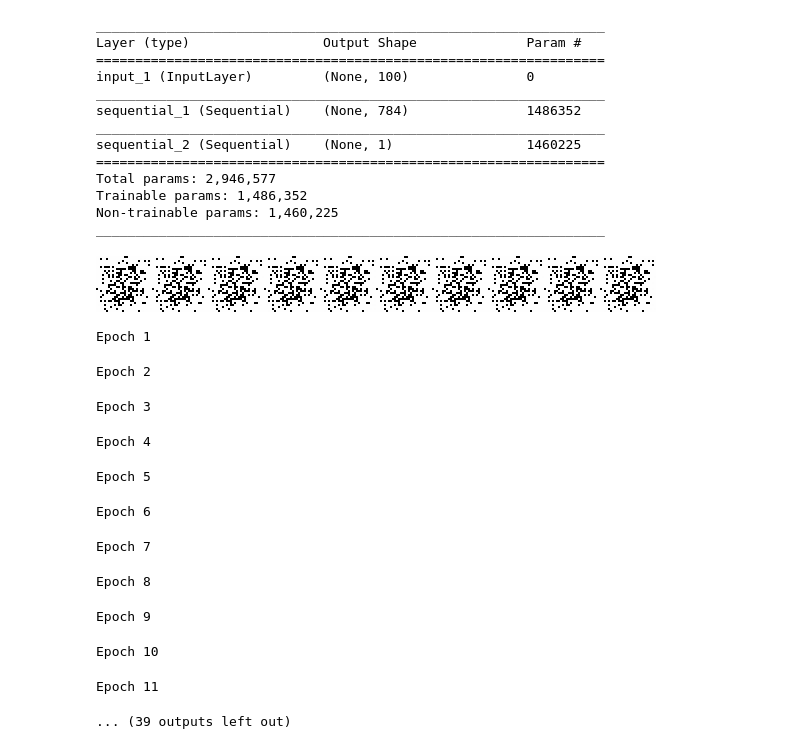
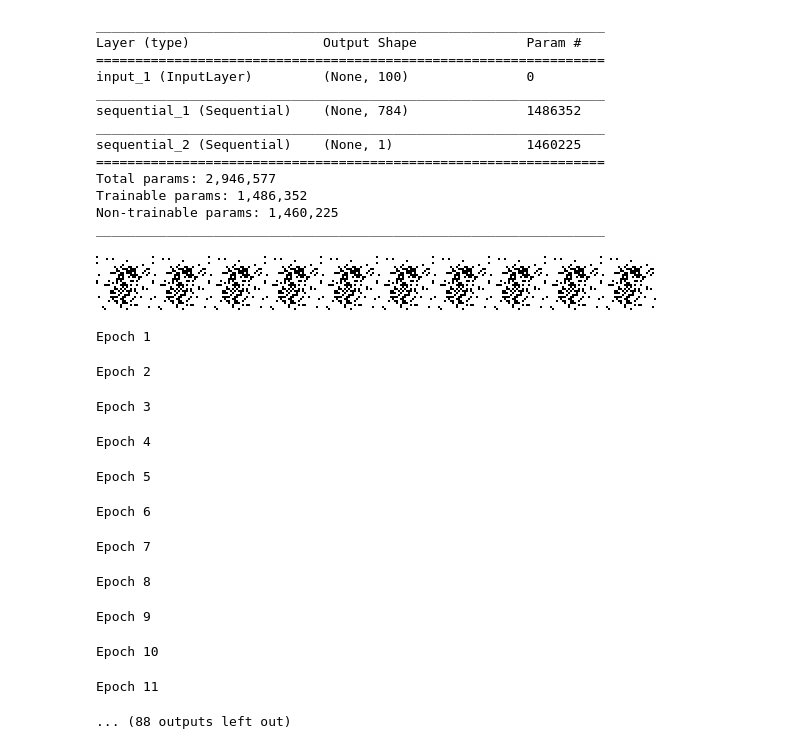
Before and after one commit to jchen8000/MachineLearning, a Jupyter notebook: Generative Adversarial Network/generative_adversarial_network.ipynb, the cells around one changed output. Saved outputs shown, nothing was run; the diff lists cells and outputs as text; code cells hidden in the pictures.

```diff
--- a/Generative Adversarial Network/generative_adversarial_network.ipynb
+++ b/Generative Adversarial Network/generative_adversarial_network.ipynb
@@ -25,6 +23,7 @@ def load_data():
     # convert shape of x_train from (60000, 28, 28) to (60000, 784)
     # 784 columns per row
     x_train = x_train.reshape(60000, 784)
+    x_train = x_train[0:100,:]
     return (x_train, y_train, x_test, y_test)
 (X_train, y_train,X_test, y_test)=load_data()
 print(X_train.shape)
@@ -245,9 +242,9 @@ def training(epochs=1, batch_size=128):
             #plot_generated_images(e, generator)
             update_display(display_output, np.concatenate( generated_images[0:batch_size].reshape(batch_size,28,28),axis = 1) )
 # %%
-training(50,10)
+training(500,10)
 # %% [output]
-[figure, old version]
+[figure, new version]
 Epoch 1
 Epoch 2
 Epoch 3
@@ -259,4 +256,4 @@ Epoch 8
 Epoch 9
 Epoch 10
 Epoch 11
-... (39 outputs left out)
+... (88 outputs left out)
```
Also changed, not shown: parts of 2 cells of this notebook.
